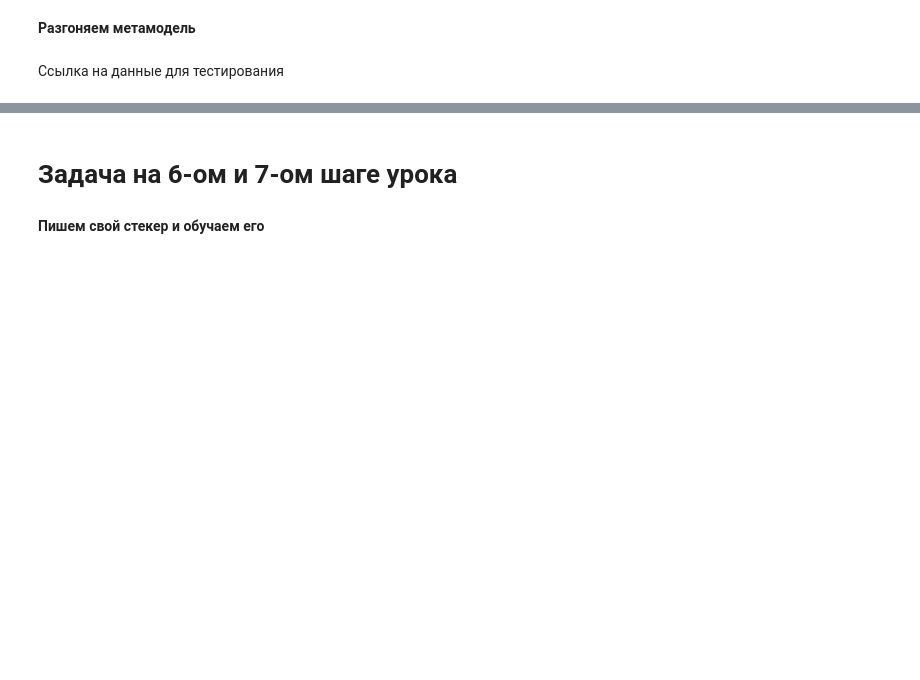
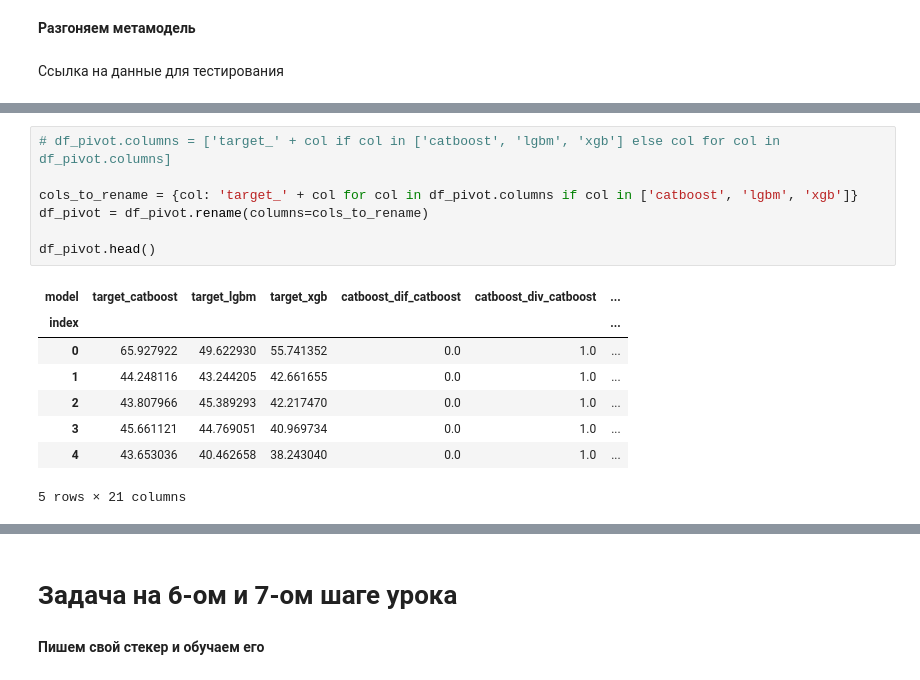
Before and after one commit to Pong2605/ml-competitions-course, a Jupyter notebook: notebooks/6_2_Tasks.ipynb, the cells around one changed output, grey strips where cells are left out. Drawn from its saved outputs; the diff is of its cells as text; blank space fills up the shorter version.

```diff
--- a/notebooks/6_2_Tasks.ipynb
+++ b/notebooks/6_2_Tasks.ipynb
@@ -193,0 +230,16 @@ pd.read_csv(path).head()
+# %%
+# df_pivot.columns = ['target_' + col if col in ['catboost', 'lgbm', 'xgb'] else col for col in df_pivot.columns]
+
+cols_to_rename = {col: 'target_' + col for col in df_pivot.columns if col in ['catboost', 'lgbm', 'xgb']}
+df_pivot = df_pivot.rename(columns=cols_to_rename)
+
+df_pivot.head()
+# %% [output]
+| model | target_catboost | target_lgbm | target_xgb | catboost_dif_catboost | catboost_div_catboost | ... |
+| index |  |  |  |  |  | ... |
+| 0 | 65.927922 | 49.622930 | 55.741352 | 0.0 | 1.0 | ... |
+| 1 | 44.248116 | 43.244205 | 42.661655 | 0.0 | 1.0 | ... |
+| 2 | 43.807966 | 45.389293 | 42.217470 | 0.0 | 1.0 | ... |
+| 3 | 45.661121 | 44.769051 | 40.969734 | 0.0 | 1.0 | ... |
+| 4 | 43.653036 | 40.462658 | 38.243040 | 0.0 | 1.0 | ... |
+5 rows × 21 columns
```
Also changed, not shown: parts of 8 cells of this notebook, 2 other files.
